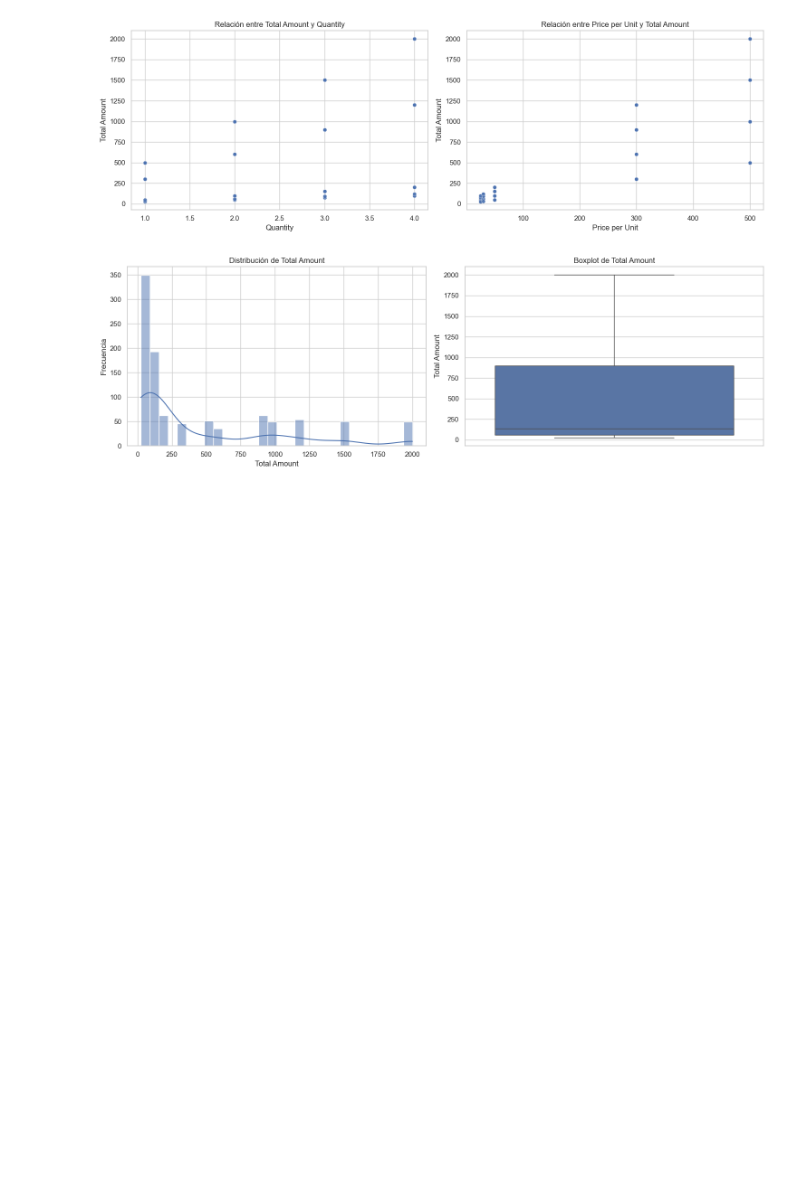
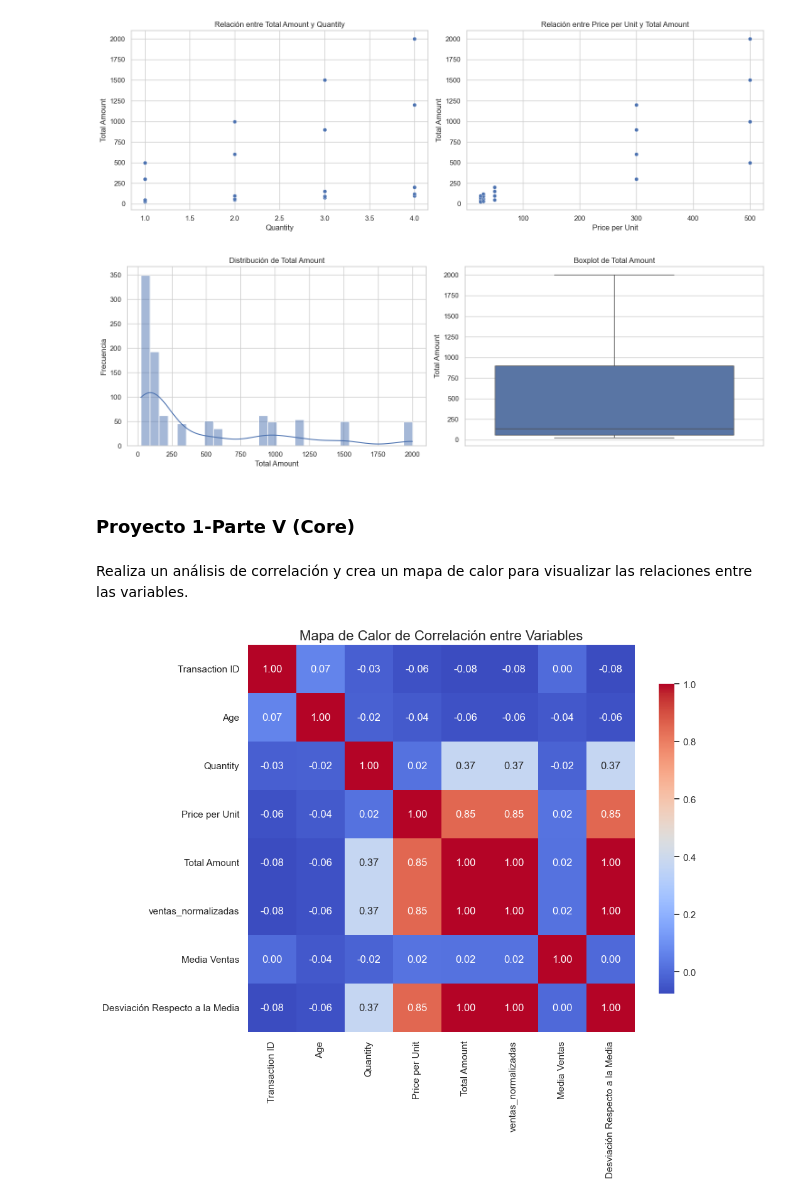
Before and after one commit to amswilli/retail-sales-analysis, a Jupyter notebook: notebooks/Pandas2.ipynb, the cells around one changed output. Saved outputs shown, nothing was run; the diff lists cells and outputs as text; code cells hidden in the pictures; blank space fills up the shorter version.

```diff
--- a/notebooks/Pandas2.ipynb
+++ b/notebooks/Pandas2.ipynb
@@ -475,3 +475,27 @@ plt.tight_layout()
 plt.show()
 # %% [output]
 [figure]
+# %% [markdown]
+### Proyecto 1-Parte V (Core)
+# %% [markdown]
+Realiza un análisis de correlación y crea un mapa de calor para visualizar las relaciones entre las variables.
+# %%
+# Filtrar solo las columnas numéricas para el análisis de correlación
+numerical_df = df.select_dtypes(include=['float64', 'int64'])
+
+# Calcular la matriz de correlación
+correlation_matrix = numerical_df.corr()
+
+# Configurar el tamaño del mapa de calor
+plt.figure(figsize=(10, 8))
+
+# Crear un mapa de calor
+sns.heatmap(correlation_matrix, annot=True, fmt='.2f', cmap='coolwarm', square=True, cbar_kws={"shrink": .8})
+
+# Configurar el título
+plt.title('Mapa de Calor de Correlación entre Variables', fontsize=16)
+
+# Mostrar el mapa de calor
+plt.show()
+# %% [output]
+[figure, added]
```
Also changed, not shown: parts of 4 cells of this notebook.
